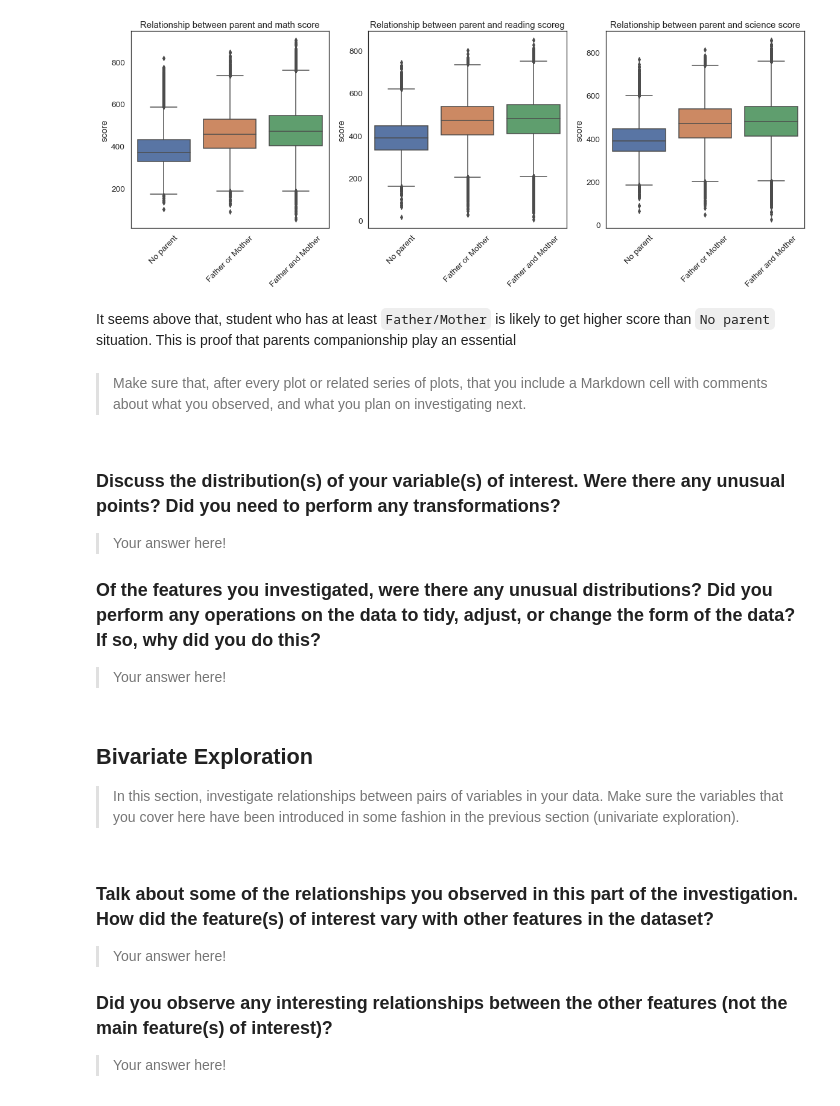
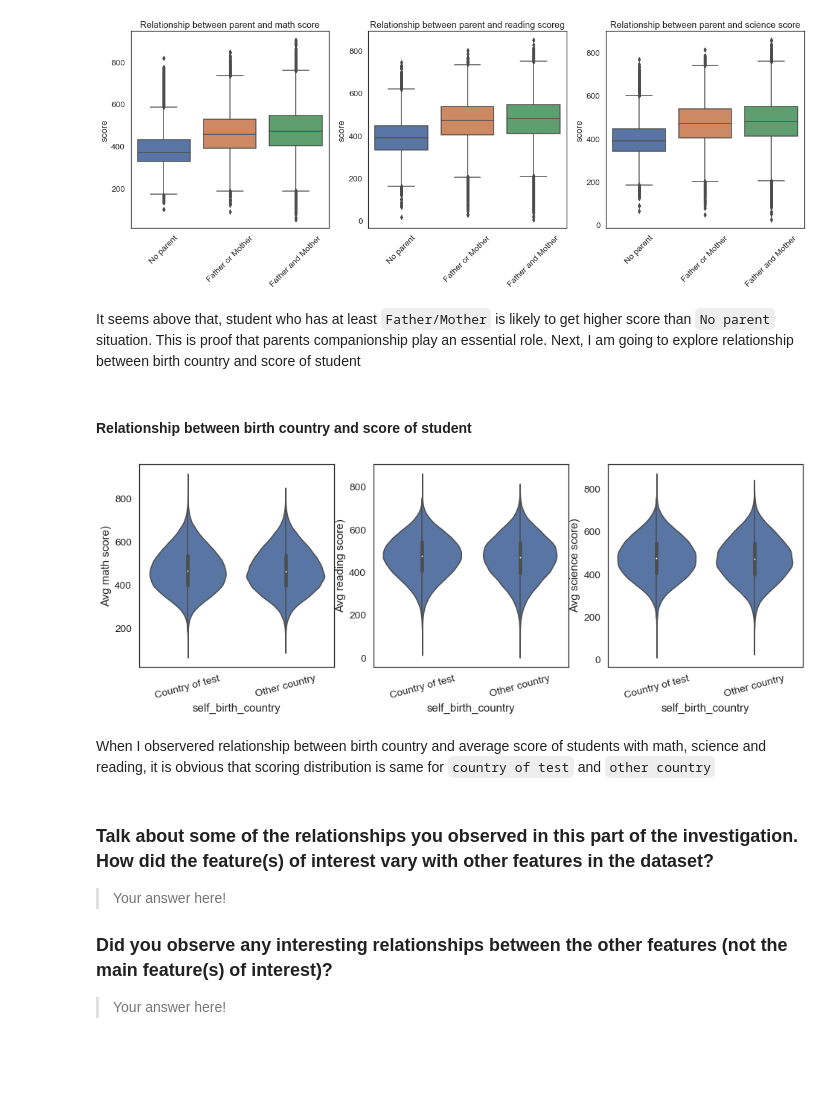
Before and after one commit to SanatbekMatlatipov/Data-Analysis-Track---Udacity-nanodegree-program, a Jupyter notebook: Project-5-comunicate-data-finding/exploration_template.ipynb, the cells around one changed output. Drawn from its saved outputs; the diff is of its cells as text; code cells hidden in the pictures; blank space fills up the shorter version.

Commit message:
exploration descriptions are added

```diff
--- a/Project-5-comunicate-data-finding/exploration_template.ipynb
+++ b/Project-5-comunicate-data-finding/exploration_template.ipynb
@@ -1107,25 +1133,34 @@ plt.savefig('./images/parental-companionship.png');
 # %% [output]
 [figure]
 # %% [markdown]
-It seems above that, student who has at least `Father/Mother` is likely to get higher score than `No parent` situation. This is proof that parents companionship play an essential
+It seems above that, student who has at least `Father/Mother` is likely to get higher score than `No parent` situation. This is proof that parents companionship play an essential role. Next, I am going to explore relationship between birth country and score of student
-# %% [markdown]
-> Make sure that, after every plot or related series of plots, that you
-include a Markdown cell with comments about what you observed, and what
-you plan on investigating next.
-# %% [markdown]
-### Discuss the distribution(s) of your variable(s) of interest. Were there any unusual points? Did you need to perform any transformations?
-
-> Your answer here!
-
-### Of the features you investigated, were there any unusual distributions? Did you perform any operations on the data to tidy, adjust, or change the form of the data? If so, why did you do this?
-
-> Your answer here!
-# %% [markdown]
-## Bivariate Exploration
-
-> In this section, investigate relationships between pairs of variables in your
-data. Make sure the variables that you cover here have been introduced in some
-fashion in the previous section (univariate exploration).
+# %% [markdown]
+#### Relationship between birth country and score of student
+# %%
+plt.figure(figsize=[16,5])
+
+plt.subplot(1,3,1)
+base_color = sb.color_palette()[0]
+sb.violinplot(data=df_pisa, x='self_birth_country', y='pv_math_avg_score', color=base_color)
+plt.xticks(rotation=15);
+plt.ylabel('Avg math score)');
+
+plt.subplot(1,3,2)
+base_color = sb.color_palette()[0]
+sb.violinplot(data=df_pisa, x='self_birth_country', y='pv_reading_avg_score', color=base_color)
+plt.xticks(rotation=15);
+plt.ylabel('Avg reading score)');
+
+plt.subplot(1,3,3)
+base_color = sb.color_palette()[0]
+sb.violinplot(data=df_pisa, x='self_birth_country', y='pv_science_avg_score', color=base_color)
+plt.xticks(rotation=15);
+plt.ylabel('Avg science score)');
+plt.savefig('./images/.png');
+# %% [output]
+[figure, added]
+# %% [markdown]
+When I observered relationship between birth country and average score of students with math, science and reading, it is obvious that scoring distribution is same for `country of test` and `other country`
 # %% [markdown]
 ### Talk about some of the relationships you observed in this part of the investigation. How did the feature(s) of interest vary with other features in the dataset?
 
```
Also changed, not shown: parts of 22 cells of this notebook, 1 other file.
